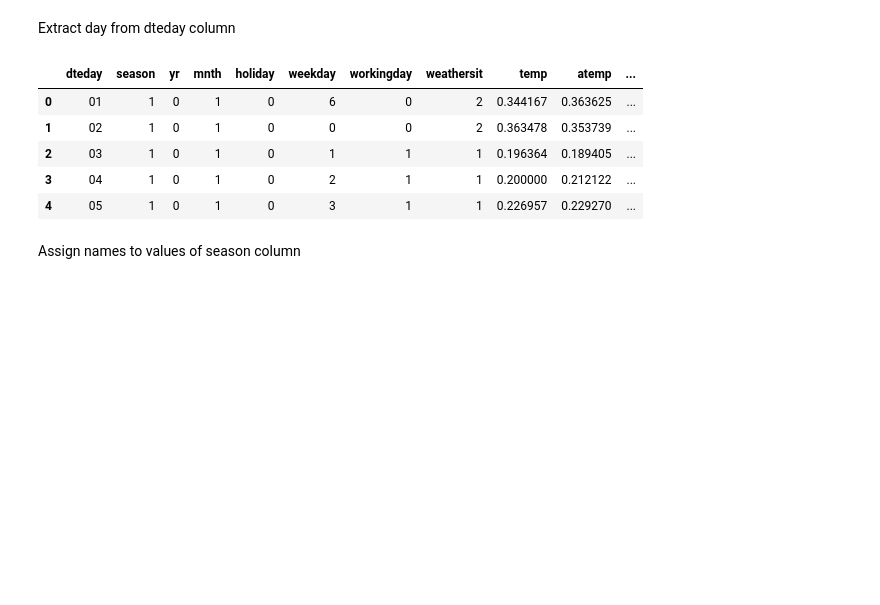
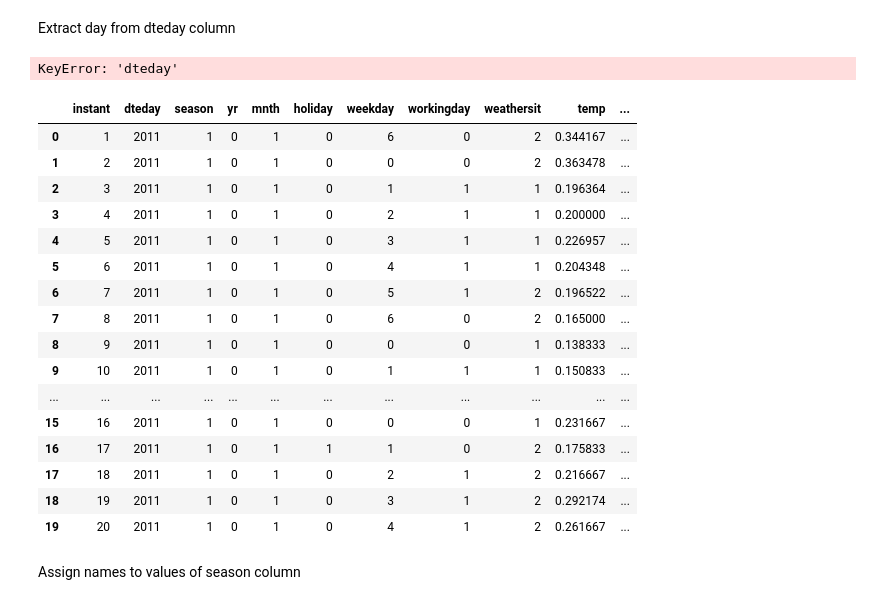
Before and after one commit to sfdatade/machine_learning_bikes_project, a Jupyter notebook: Bpp.ipynb, the cells around one changed output. Drawn from its saved outputs; the diff is of its cells as text; code cells hidden in the pictures; blank space fills up the shorter version.

Commit message:
machine_learning_bikes_exercises_a11

```diff
--- a/Bpp.ipynb
+++ b/Bpp.ipynb
@@ -153,20 +267,33 @@ bikes.head()
 # %% [markdown]
 Extract day from dteday column
 # %%
-f = lambda x: x.split("-")[2]
+f = lambda x : x.split("-")[0]
 
 # f = lambda x : x.split("-")[0]   ... in order to extract the year
 # %%
 bikes["dteday"] = bikes["dteday"].apply(f)
+# %% [output]
+KeyError: 'dteday'
 # %%
-bikes.head()
+bikes.head(20)
 # %% [output]
-|  | dteday | season | yr | mnth | holiday | weekday | workingday | weathersit | temp | atemp | ... |
-| 0 | 01 | 1 | 0 | 1 | 0 | 6 | 0 | 2 | 0.344167 | 0.363625 | ... |
-| 1 | 02 | 1 | 0 | 1 | 0 | 0 | 0 | 2 | 0.363478 | 0.353739 | ... |
-| 2 | 03 | 1 | 0 | 1 | 0 | 1 | 1 | 1 | 0.196364 | 0.189405 | ... |
-| 3 | 04 | 1 | 0 | 1 | 0 | 2 | 1 | 1 | 0.200000 | 0.212122 | ... |
-| 4 | 05 | 1 | 0 | 1 | 0 | 3 | 1 | 1 | 0.226957 | 0.229270 | ... |
+|  | instant | dteday | season | yr | mnth | holiday | weekday | workingday | weathersit | temp | ... |
+| 0 | 1 | 2011 | 1 | 0 | 1 | 0 | 6 | 0 | 2 | 0.344167 | ... |
+| 1 | 2 | 2011 | 1 | 0 | 1 | 0 | 0 | 0 | 2 | 0.363478 | ... |
+| 2 | 3 | 2011 | 1 | 0 | 1 | 0 | 1 | 1 | 1 | 0.196364 | ... |
+| 3 | 4 | 2011 | 1 | 0 | 1 | 0 | 2 | 1 | 1 | 0.200000 | ... |
+| 4 | 5 | 2011 | 1 | 0 | 1 | 0 | 3 | 1 | 1 | 0.226957 | ... |
+| 5 | 6 | 2011 | 1 | 0 | 1 | 0 | 4 | 1 | 1 | 0.204348 | ... |
+| 6 | 7 | 2011 | 1 | 0 | 1 | 0 | 5 | 1 | 2 | 0.196522 | ... |
+| 7 | 8 | 2011 | 1 | 0 | 1 | 0 | 6 | 0 | 2 | 0.165000 | ... |
+| 8 | 9 | 2011 | 1 | 0 | 1 | 0 | 0 | 0 | 1 | 0.138333 | ... |
+| 9 | 10 | 2011 | 1 | 0 | 1 | 0 | 1 | 1 | 1 | 0.150833 | ... |
+| ... | ... | ... | ... | ... | ... | ... | ... | ... | ... | ... | ... |
+| 15 | 16 | 2011 | 1 | 0 | 1 | 0 | 0 | 0 | 1 | 0.231667 | ... |
+| 16 | 17 | 2011 | 1 | 0 | 1 | 1 | 1 | 0 | 2 | 0.175833 | ... |
+| 17 | 18 | 2011 | 1 | 0 | 1 | 0 | 2 | 1 | 2 | 0.216667 | ... |
+| 18 | 19 | 2011 | 1 | 0 | 1 | 0 | 3 | 1 | 2 | 0.292174 | ... |
+| 19 | 20 | 2011 | 1 | 0 | 1 | 0 | 4 | 1 | 2 | 0.261667 | ... |
 # %% [markdown]
 Assign names to values of season column
 # %%
```
Also changed, not shown: parts of 34 cells of this notebook, 1 other file.
